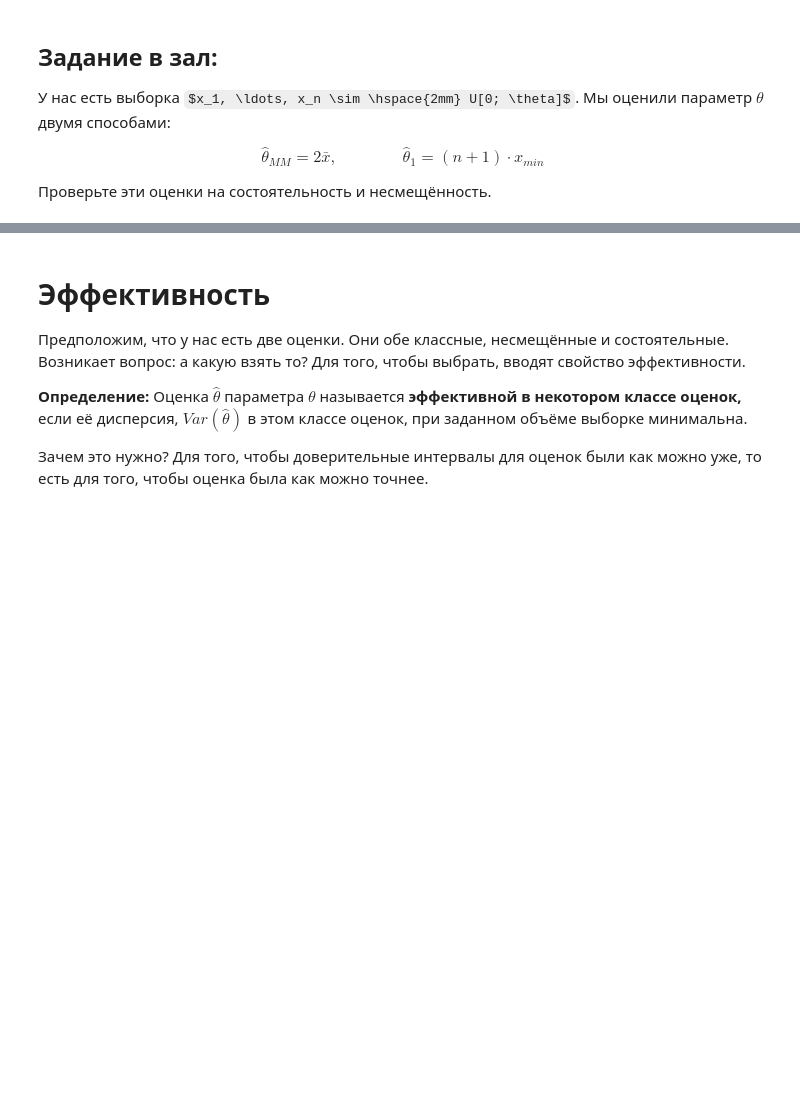
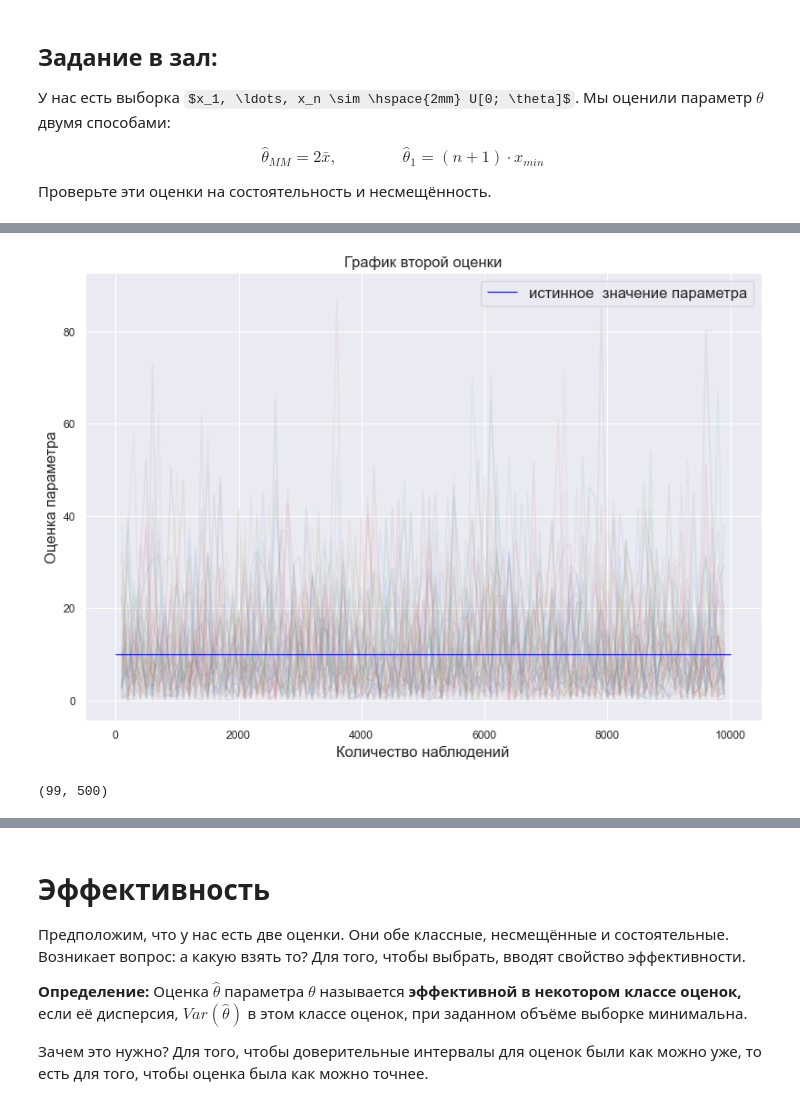
Before and after one commit to VladimirBalditsyn/HSE_AppliedStatistics, a Jupyter notebook: lesson 2/2_estimators-and-properties.ipynb, the cells around one changed output, grey strips where cells are left out. Cells and saved outputs as stored; diff of their text form; code cells hidden in the pictures; some formulas as TeX source; blank space fills up the shorter version.

```diff
--- a/lesson 2/2_estimators-and-properties.ipynb
+++ b/lesson 2/2_estimators-and-properties.ipynb
@@ -173,0 +201,16 @@ $$\hat \theta_{MM} = 2 \bar x, \qquad \qquad \hat \theta_1 = (n+1) \cdot x_{min}
+# %%
+plt.figure(figsize=(12,8))
+plt.title("График второй оценки", fontsize=15)
+plt.plot(range(100, 10000, 100), theta_1, alpha = 0.1)
+
+plt.xlabel('Количество наблюдений', size=15)
+plt.ylabel('Оценка параметра', size=15)
+
+plt.hlines(THETA, 0, 10000, color='blue', lw=1, label='истинное  значение параметра')
+plt.legend(fontsize=15);
+# %% [output]
+[figure, added]
+# %%
+np.array(theta_1).shape
+# %% [output]
+(99, 500)
```
Also changed, not shown: parts of 6 cells of this notebook.
